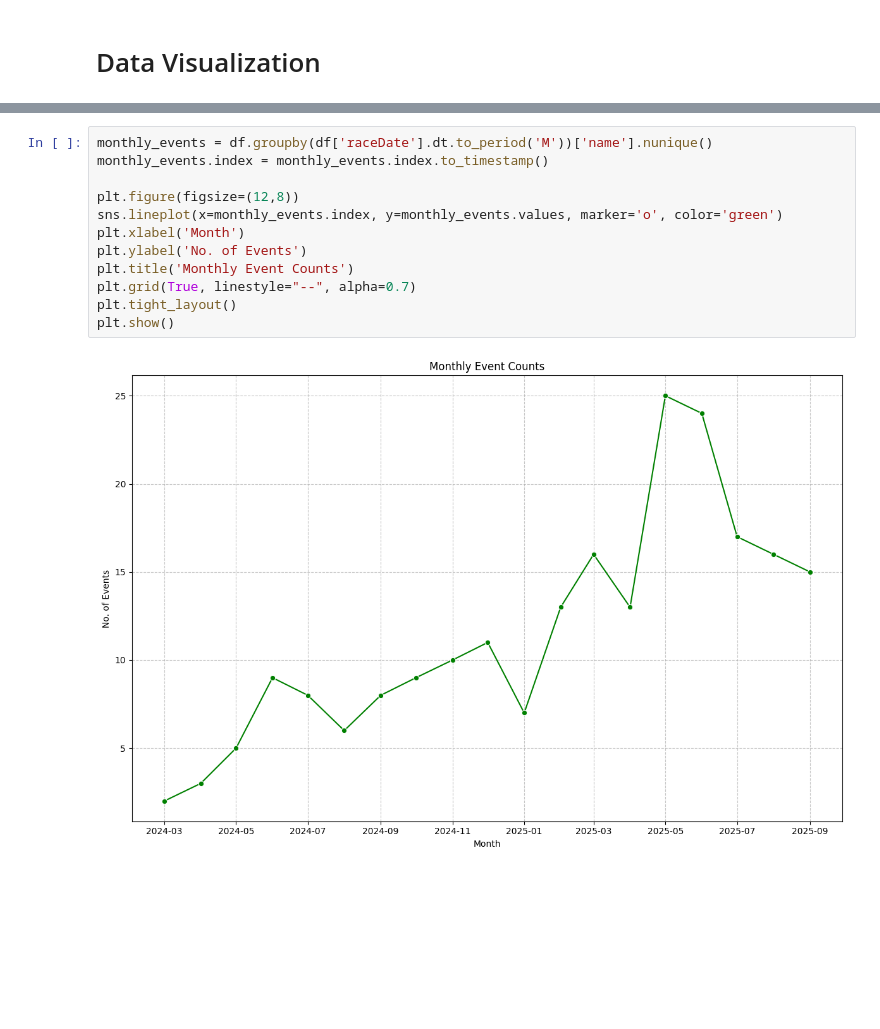
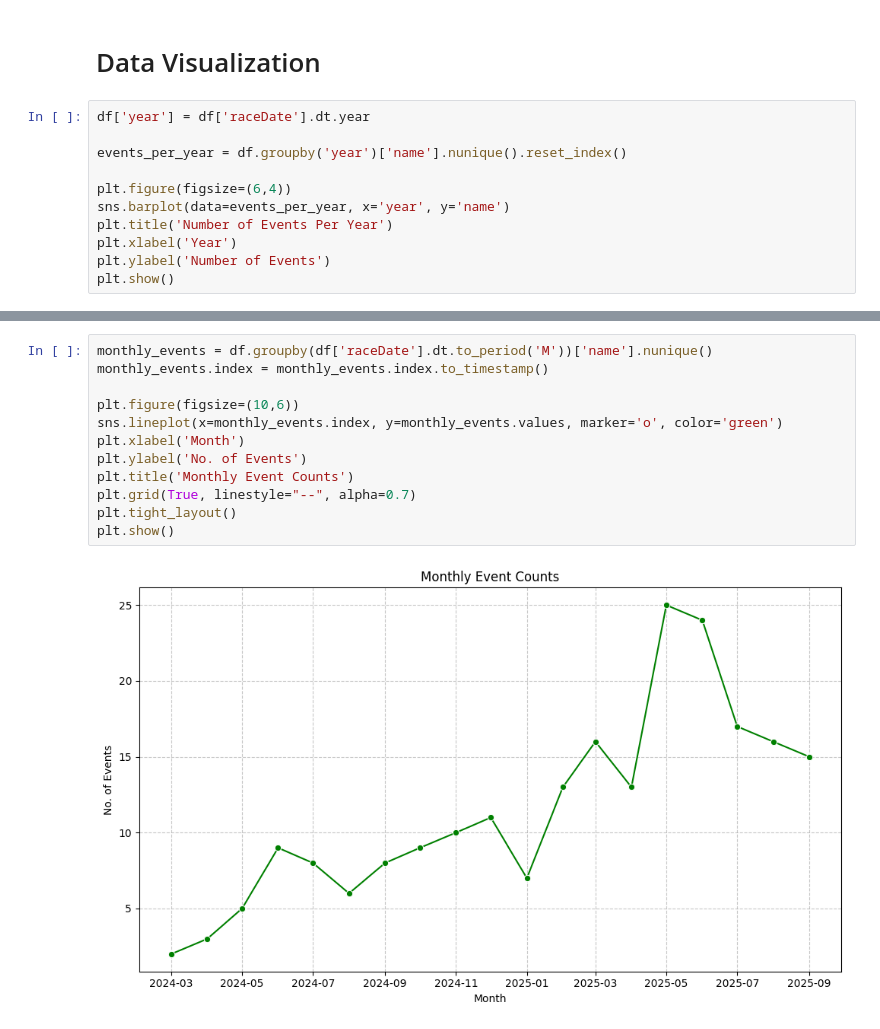
Before and after one commit to Qvyl/kaggle-notebooks, a Jupyter notebook: philippines-endurance-events.ipynb, the cells around one changed output, grey strips where cells are left out. Drawn from its saved outputs; the diff is of its cells as text; blank space fills up the shorter version.

Commit message:
Kaggle Notebook | Philippines Endurance Events Analysis | Version 3

```diff
--- a/philippines-endurance-events.ipynb
+++ b/philippines-endurance-events.ipynb
@@ -160,3 +160,14 @@ len(df['name'].unique())
 216
 # %% [markdown]
 # Data Visualization
+# %%
+df['year'] = df['raceDate'].dt.year
+
+events_per_year = df.groupby('year')['name'].nunique().reset_index()
+
+plt.figure(figsize=(6,4))
+sns.barplot(data=events_per_year, x='year', y='name')
+plt.title('Number of Events Per Year')
+plt.xlabel('Year')
+plt.ylabel('Number of Events')
+plt.show()
@@ -176,17 +212,17 @@ plt.show()
 # %%
 monthly_events = df.groupby(df['raceDate'].dt.to_period('M'))['name'].nunique()
 monthly_events.index = monthly_events.index.to_timestamp()
 
-plt.figure(figsize=(12,8))
+plt.figure(figsize=(10,6))
 sns.lineplot(x=monthly_events.index, y=monthly_events.values, marker='o', color='green')
 plt.xlabel('Month')
 plt.ylabel('No. of Events')
 plt.title('Monthly Event Counts')
 plt.grid(True, linestyle="--", alpha=0.7)
 plt.tight_layout()
 plt.show()
 # %% [output]
-[figure, old version]
+[figure, new version]
 # %%
 monthly = df.groupby(df['raceDate'].dt.to_period('M')).size()
 monthly.index = monthly.index.to_timestamp()
```
Also changed, not shown: parts of 6 cells of this notebook.
